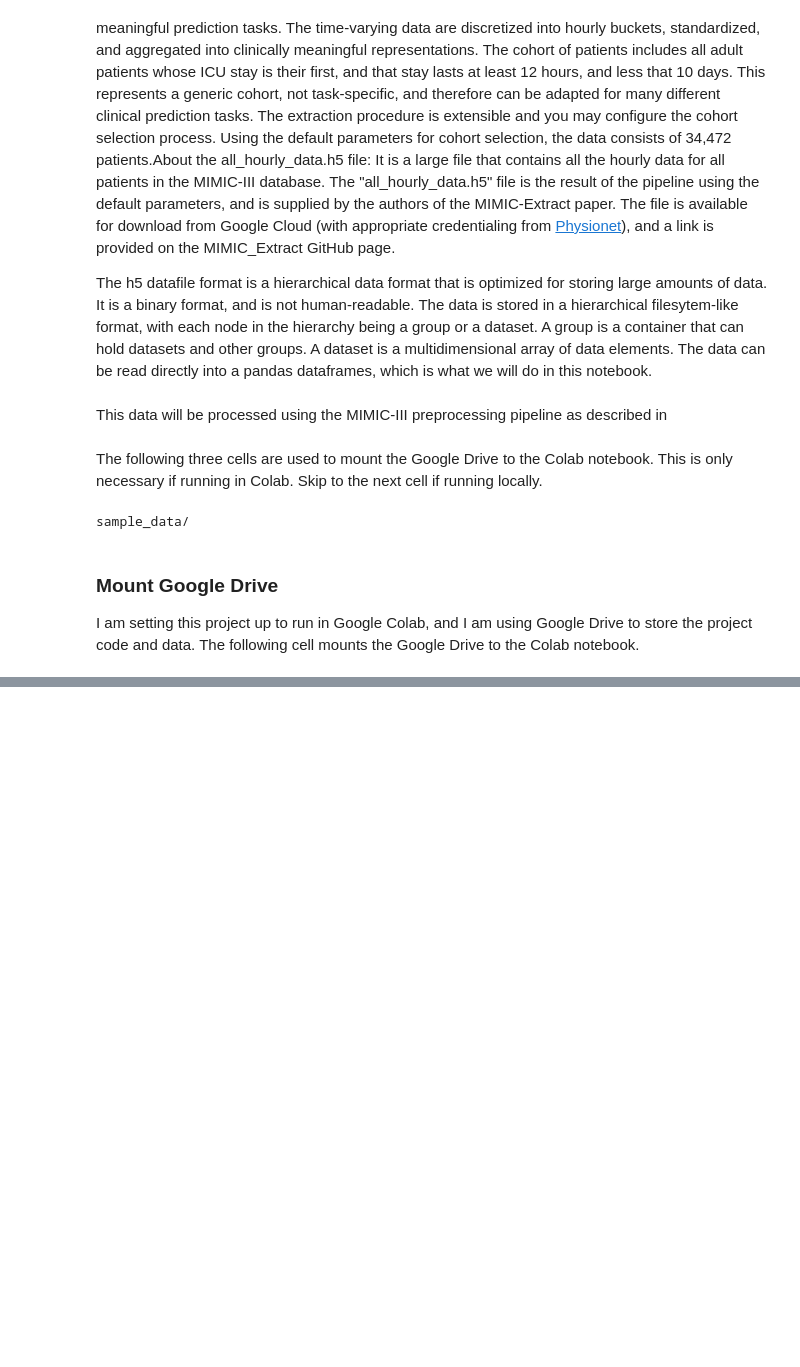
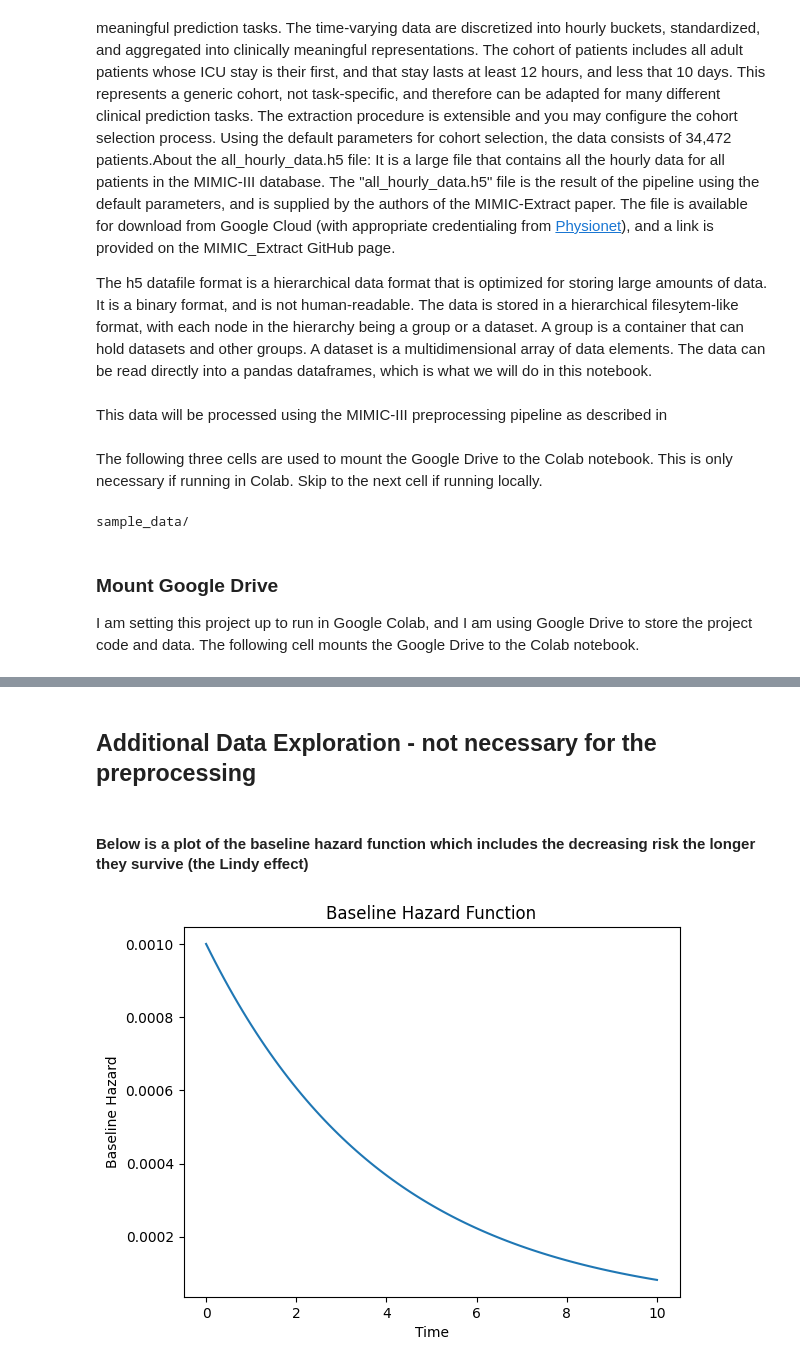
Before and after one commit to conlinm/DynST, a Jupyter notebook: project_preprocess_dataset.ipynb, the cells around one changed output, grey strips where cells are left out. Saved outputs shown, nothing was run; the diff lists cells and outputs as text; code cells hidden in the pictures; blank space fills up the shorter version.

```diff
--- a/project_preprocess_dataset.ipynb
+++ b/project_preprocess_dataset.ipynb
@@ -342,0 +528,27 @@ def padded_collate(batch, pad_index, causal=False):
+# %% [markdown]
+## Additional Data Exploration - not necessary for the preprocessing
+# %% [markdown]
+#### Below is a plot of the baseline hazard function which includes the decreasing risk the longer they survive (the Lindy effect)
+# %%
+
+import numpy as np
+import matplotlib.pyplot as plt
+
+# Define the function
+def baseline_hazard(t):
+    return 0.001 * np.exp(-0.25 * t)
+
+# Define the time array
+t = np.linspace(0, 10, 100)
+
+# Calculate the baseline hazard values
+baseline_hazard_values = baseline_hazard(t)
+
+# Create the plot
+plt.plot(t, baseline_hazard_values)
+plt.xlabel('Time')
+plt.ylabel('Baseline Hazard')
+plt.title('Baseline Hazard Function')
+plt.show()
+# %% [output]
+[figure, added]
```
Also changed, not shown: parts of 8 cells of this notebook.
